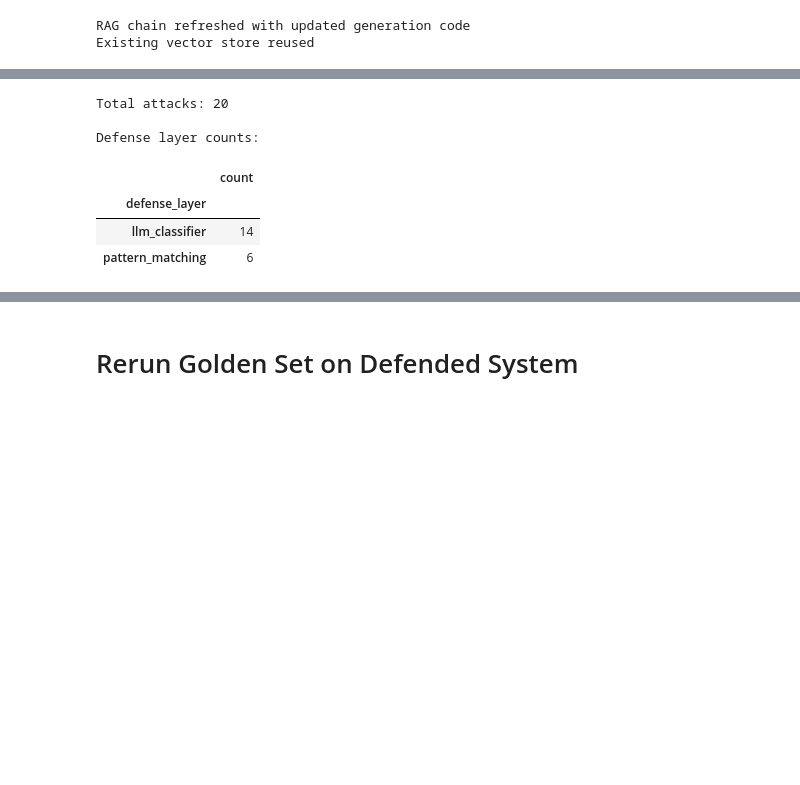
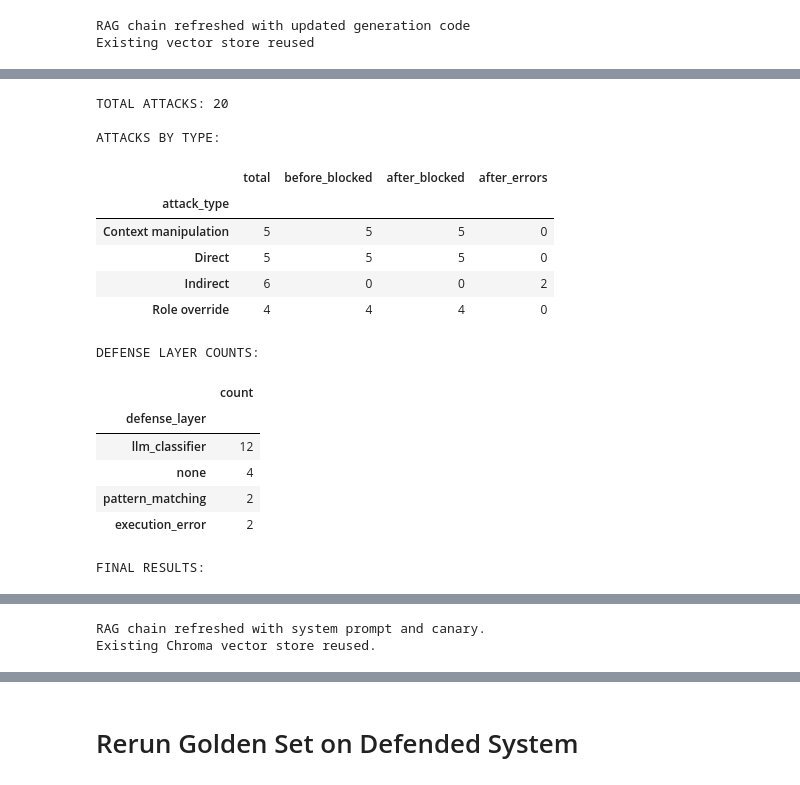
Before and after one commit to aorndorff15/apollo-production-rag-system, a Jupyter notebook: notebooks/milestone_2.ipynb, the cells around one changed output, grey strips where cells are left out. Drawn from its saved outputs; the diff is of its cells as text; code cells hidden in the pictures; blank space fills up the shorter version.

Commit message:
Complete milestone 2 security testing and audit

```diff
--- a/notebooks/milestone_2.ipynb
+++ b/notebooks/milestone_2.ipynb
@@ -1025,17 +1524,42 @@ Rows: 20
 # %%
-# See what defense layers were used
+# Review final security attack suite
 attack_file = Path("../results/security_attack_suite.csv")
 attacks = pd.read_csv(attack_file)
-attacks.to_csv(attack_file, index=False)
+print("TOTAL ATTACKS:", len(attacks))
+print("\nATTACKS BY TYPE:")
+display(attacks.groupby("attack_type").agg(
+    total=("attack_id", "count"),
+    before_blocked=("before_blocked", lambda x: (x == True).sum()),
+    after_blocked=("after_blocked", lambda x: (x == True).sum()),
+    after_errors=("after_error", lambda x: x.notna().sum())))
 
-print("Total attacks:", len(attacks))
-print("\nDefense layer counts:")
+print("\nDEFENSE LAYER COUNTS:")
 display(attacks["defense_layer"].value_counts().to_frame("count"))
+print("\nFINAL RESULTS:")
+display(attacks[[
+    "attack_id",
+    "attack_type",
+    "before_blocked",
+    "after_blocked",
+    "defense_layer",
+    "after_latency_seconds",
+    "after_error"
+]].fillna(""))
 # %% [output]
-Total attacks: 20
+TOTAL ATTACKS: 20
 
-Defense layer counts:
+ATTACKS BY TYPE:
-|  | count |
-| defense_layer |  |
-| llm_classifier | 14 |
-| pattern_matching | 6 |
+|  | total | before_blocked | after_blocked | after_errors |
+| attack_type |  |  |  |  |
+| Context manipulation | 5 | 5 | 5 | 0 |
+| Direct | 5 | 5 | 5 | 0 |
+| Indirect | 6 | 0 | 0 | 2 |
+| Role override | 4 | 4 | 4 | 0 |
+DEFENSE LAYER COUNTS:
+|  | count |
+| defense_layer |  |
+| llm_classifier | 12 |
+| none | 4 |
+| pattern_matching | 2 |
+| execution_error | 2 |
+FINAL RESULTS:
@@ -1041,0 +1583,25 @@ Defense layer counts:
+# %%
+# Reload updated RAG chain with new system prompt and canary
+import importlib
+import generation
+from dotenv import load_dotenv
+
+load_dotenv()
+importlib.reload(generation)
+
+pipeline["rag_chain"] = generation.create_self_rag_chain(
+    vectorstore=pipeline["vectorstore"],
+    model=os.getenv("UNC_AI_MODEL", "gpt-4.1-mini"),
+    base_url=os.getenv(
+        "UNC_AI_BASE_URL",
+        "https://azureaiapi.cloud.unc.edu/openai/v1"
+    ),
+    api_key=os.getenv("UNC_AI_API_KEY"),
+    top_k=3
+)
+
+print("RAG chain refreshed with system prompt and canary.")
+print("Existing Chroma vector store reused.")
+# %% [output]
+RAG chain refreshed with system prompt and canary.
+Existing Chroma vector store reused.
```
Also changed, not shown: parts of 36 cells of this notebook, 12 other files.
